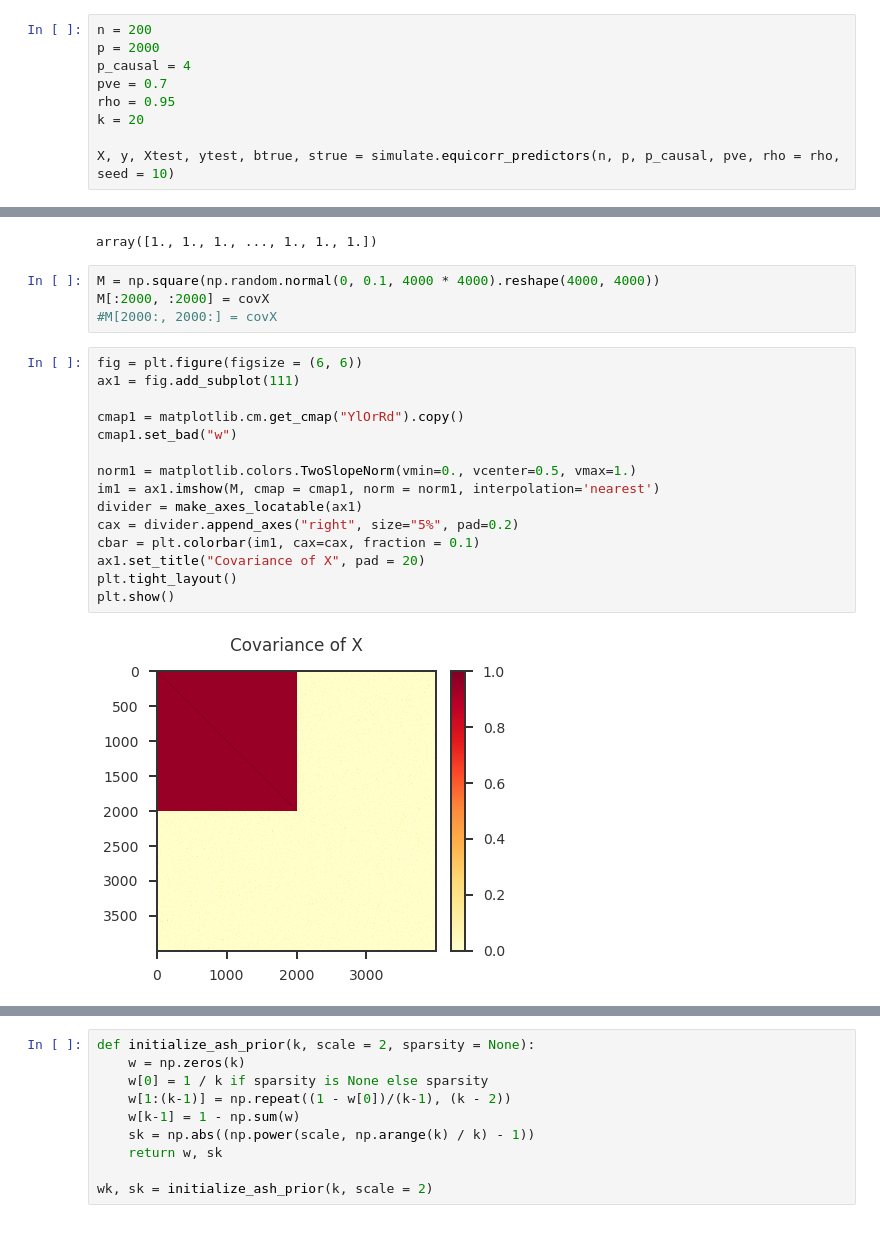
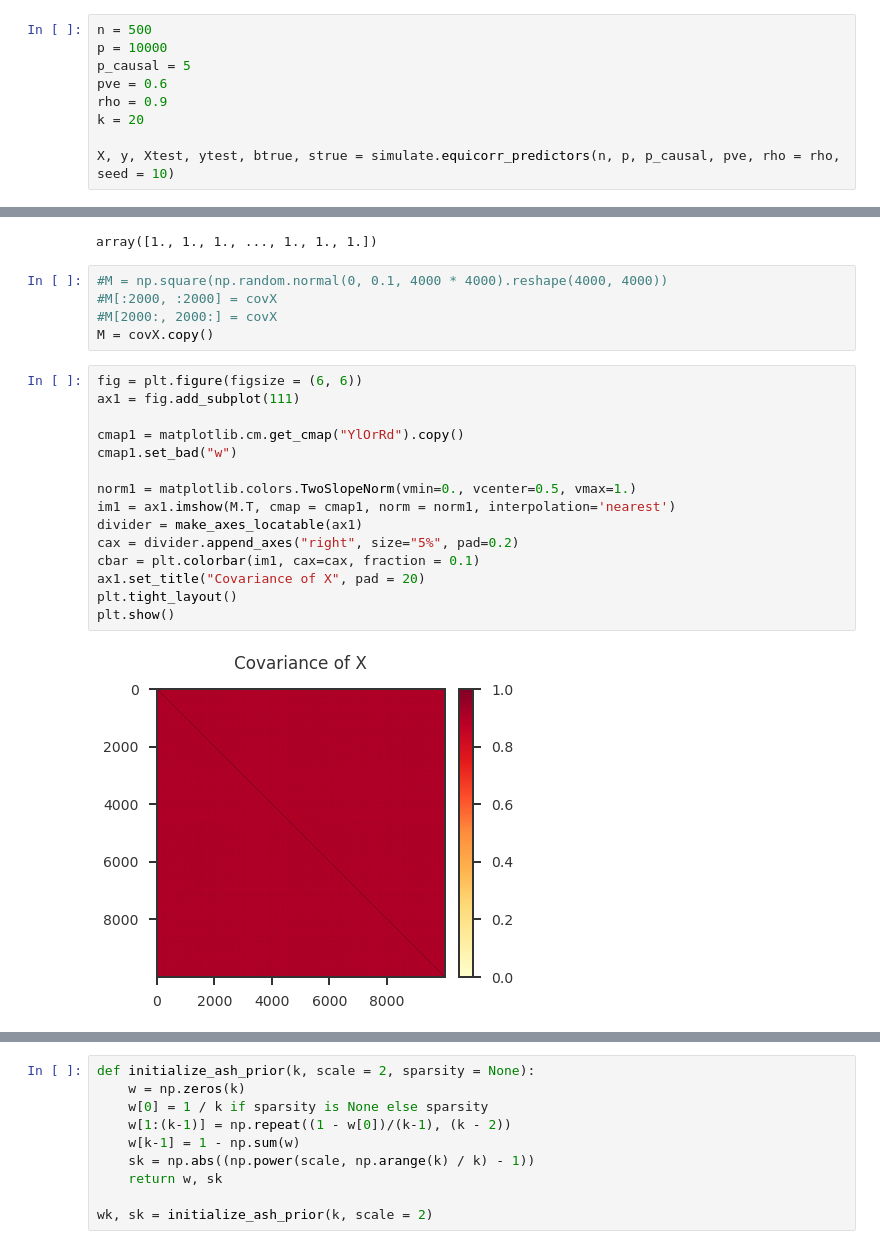
Before and after one commit to banskt/mr-ash-pen-workspace, a Jupyter notebook: notebooks/simulation_setup/high_dimension_sparse.ipynb, the cells around one changed output, grey strips where cells are left out. Cells and saved outputs as stored; diff of their text form.

```diff
--- a/notebooks/simulation_setup/high_dimension_sparse.ipynb
+++ b/notebooks/simulation_setup/high_dimension_sparse.ipynb
@@ -19,11 +22,11 @@ from mrashpen.models import mixture_gaussian as mix_gauss
 from gradvi.inference import LinearRegression
 from gradvi.priors import Ash
 # %%
-n = 200
-p = 2000
-p_causal = 4
-pve = 0.7
-rho = 0.95
+n = 500
+p = 10000
+p_causal = 5
+pve = 0.6
+rho = 0.9
 k = 20
 
 X, y, Xtest, ytest, btrue, strue = simulate.equicorr_predictors(n, p, p_causal, pve, rho = rho, seed = 10)
@@ -46,24 +49,25 @@ np.diag(covX)
 # %% [output]
 array([1., 1., 1., ..., 1., 1., 1.])
 # %%
-M = np.square(np.random.normal(0, 0.1, 4000 * 4000).reshape(4000, 4000))
-M[:2000, :2000] = covX
+#M = np.square(np.random.normal(0, 0.1, 4000 * 4000).reshape(4000, 4000))
+#M[:2000, :2000] = covX
 #M[2000:, 2000:] = covX
+M = covX.copy()
 # %%
 fig = plt.figure(figsize = (6, 6))
 ax1 = fig.add_subplot(111)
 
 cmap1 = matplotlib.cm.get_cmap("YlOrRd").copy()
 cmap1.set_bad("w")
 
 norm1 = matplotlib.colors.TwoSlopeNorm(vmin=0., vcenter=0.5, vmax=1.)
-im1 = ax1.imshow(M, cmap = cmap1, norm = norm1, interpolation='nearest')
+im1 = ax1.imshow(M.T, cmap = cmap1, norm = norm1, interpolation='nearest')
 divider = make_axes_locatable(ax1)
 cax = divider.append_axes("right", size="5%", pad=0.2)
 cbar = plt.colorbar(im1, cax=cax, fraction = 0.1)
 ax1.set_title("Covariance of X", pad = 20)
 plt.tight_layout()
 plt.show()
 # %% [output]
-[figure, old version]
+[figure, new version]
 # %%
```
Also changed, not shown: parts of 22 cells of this notebook, 1 other file.
